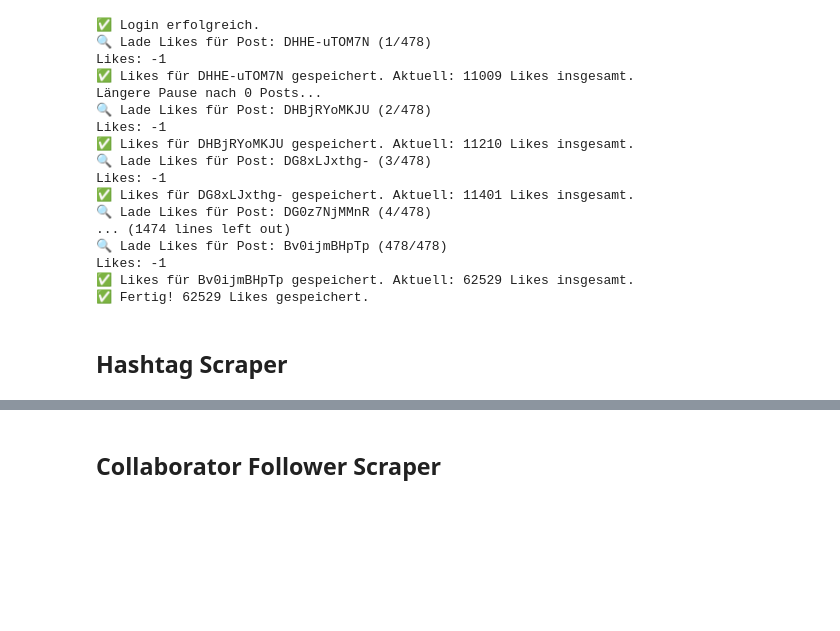
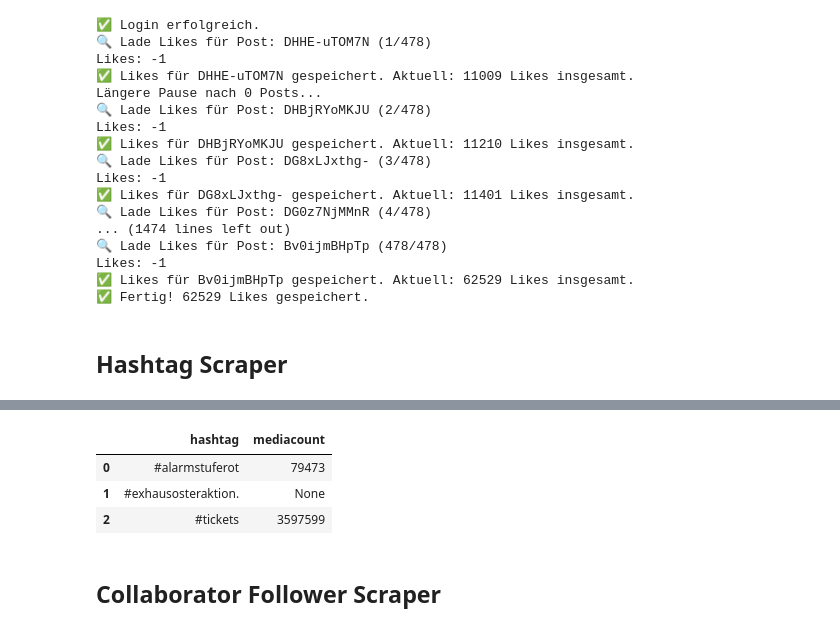
Before and after one commit to NiklNKL/dj-gpt, a Jupyter notebook: insta_scraping/scraping_notebooks/instaloader_scraping.ipynb, the cells around one changed output, grey strips where cells are left out. Cells and saved outputs as stored; diff of their text form; code cells hidden in the pictures; blank space fills up the shorter version.

Commit message:
added hashtag scraping logic

```diff
--- a/insta_scraping/scraping_notebooks/instaloader_scraping.ipynb
+++ b/insta_scraping/scraping_notebooks/instaloader_scraping.ipynb
@@ -364,2 +368,9 @@ all_likes_df.to_parquet("filtered_datasets/all_post_likes.parquet", index=False)
+# %%
+display(already_scraped_hashtags)
+# %% [output]
+|  | hashtag | mediacount |
+| 0 | #alarmstuferot | 79473 |
+| 1 | #exhausosteraktion. | None |
+| 2 | #tickets | 3597599 |
 # %% [markdown]
 ## Collaborator Follower Scraper
```
Also changed, not shown: parts of 4 cells of this notebook, 1 other file.
